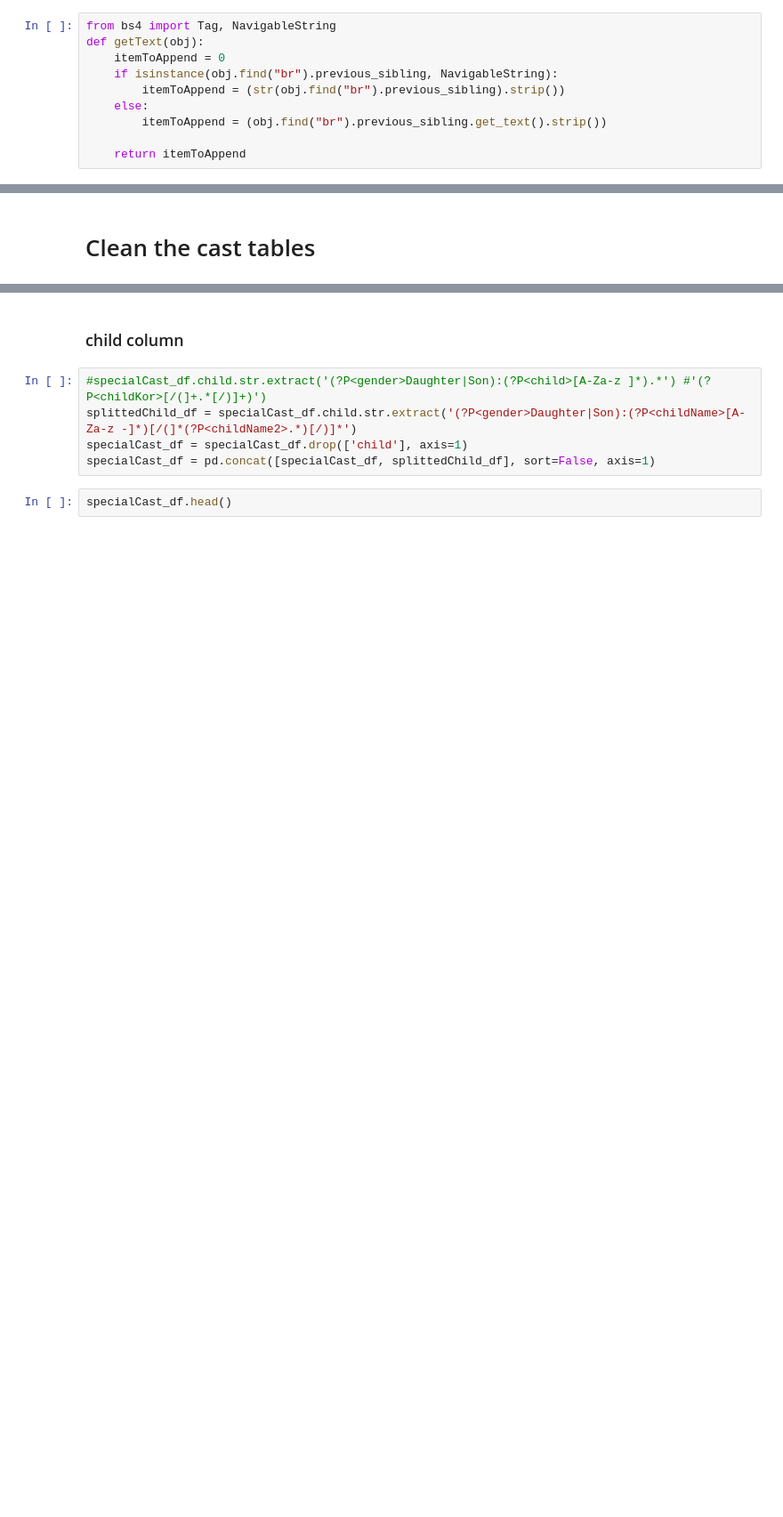
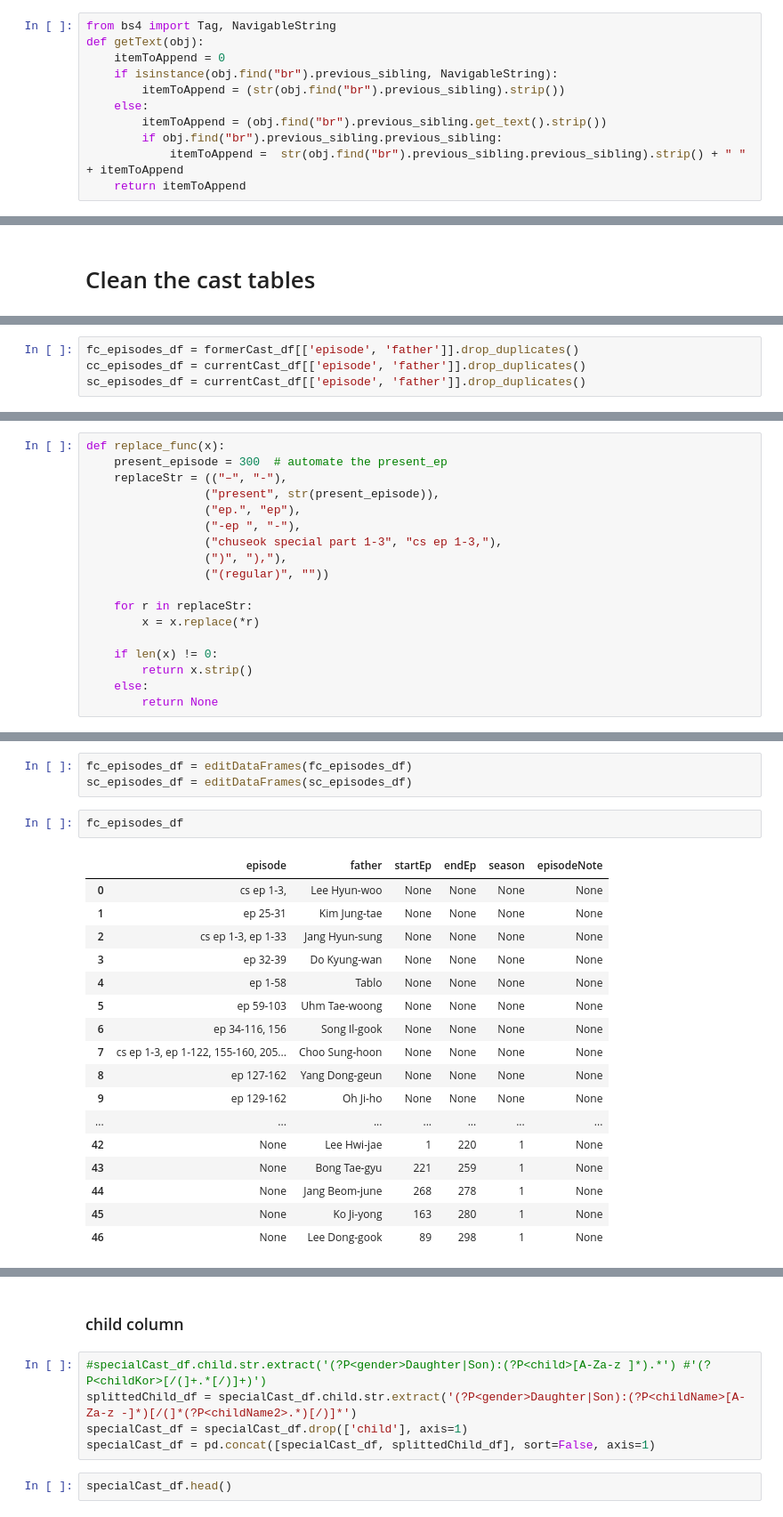
Before and after one commit to richdayandnight/the-return-of-superman, a Jupyter notebook: Scraping Cast of TRoS.ipynb, the cells around one changed output, grey strips where cells are left out. Shown at 89% size. Cells and saved outputs as stored; diff of their text form; blank space fills up the shorter version.

```diff
--- a/Scraping Cast of TRoS.ipynb
+++ b/Scraping Cast of TRoS.ipynb
@@ -76,7 +76,8 @@ def getText(obj):
         itemToAppend = (str(obj.find("br").previous_sibling).strip())
     else:
         itemToAppend = (obj.find("br").previous_sibling.get_text().strip())
-
+        if obj.find("br").previous_sibling.previous_sibling:
+            itemToAppend =  str(obj.find("br").previous_sibling.previous_sibling).strip() + " " + itemToAppend
     return itemToAppend
 # %%
 def getEpisode(obj):
@@ -241,0 +256,4 @@ specialCast_df.head()
+# %%
+fc_episodes_df = formerCast_df[['episode', 'father']].drop_duplicates()
+cc_episodes_df = currentCast_df[['episode', 'father']].drop_duplicates()
+sc_episodes_df = currentCast_df[['episode', 'father']].drop_duplicates()
@@ -241,0 +283,18 @@ specialCast_df.head()
+# %%
+def replace_func(x):
+    present_episode = 300  # automate the present_ep
+    replaceStr = (("–", "-"),
+                 ("present", str(present_episode)),
+                 ("ep.", "ep"),
+                 ("-ep ", "-"),
+                 ("chuseok special part 1-3", "cs ep 1-3,"),
+                 (")", "),"),
+                 ("(regular)", ""))
+
+    for r in replaceStr:
+        x = x.replace(*r)
+
+    if len(x) != 0:
+        return x.strip()
+    else:
+        return None
@@ -241,0 +399,23 @@ specialCast_df.head()
+# %%
+fc_episodes_df = editDataFrames(fc_episodes_df)
+sc_episodes_df = editDataFrames(sc_episodes_df)
+# %%
+fc_episodes_df
+# %% [output]
+|  | episode | father | startEp | endEp | season | episodeNote |
+| 0 | cs ep 1-3, | Lee Hyun-woo | None | None | None | None |
+| 1 | ep 25-31 | Kim Jung-tae | None | None | None | None |
+| 2 | cs ep 1-3, ep 1-33 | Jang Hyun-sung | None | None | None | None |
+| 3 | ep 32-39 | Do Kyung-wan | None | None | None | None |
+| 4 | ep 1-58 | Tablo | None | None | None | None |
+| 5 | ep 59-103 | Uhm Tae-woong | None | None | None | None |
+| 6 | ep 34-116, 156 | Song Il-gook | None | None | None | None |
+| 7 | cs ep 1-3, ep 1-122, 155-160, 205... | Choo Sung-hoon | None | None | None | None |
+| 8 | ep 127-162 | Yang Dong-geun | None | None | None | None |
+| 9 | ep 129-162 | Oh Ji-ho | None | None | None | None |
+| ... | ... | ... | ... | ... | ... | ... |
+| 42 | None | Lee Hwi-jae | 1 | 220 | 1 | None |
+| 43 | None | Bong Tae-gyu | 221 | 259 | 1 | None |
+| 44 | None | Jang Beom-june | 268 | 278 | 1 | None |
+| 45 | None | Ko Ji-yong | 163 | 280 | 1 | None |
+| 46 | None | Lee Dong-gook | 89 | 298 | 1 | None |
```
Also changed, not shown: parts of 19 cells of this notebook.
